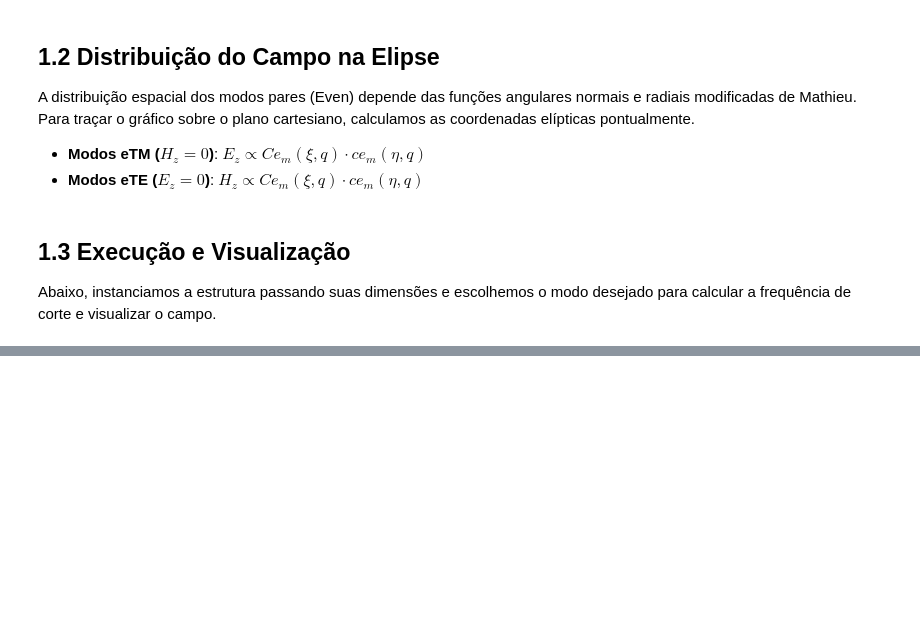
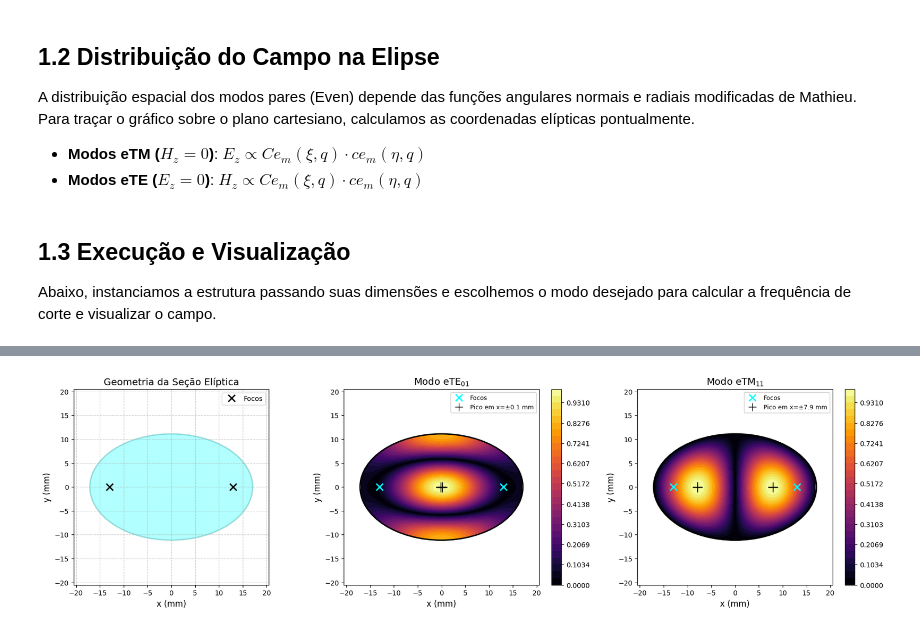
Before and after one commit to Filipeandrade112/Cavidade, a Jupyter notebook: Cavidade_Eliptica/cavidade_circ_2d.ipynb, the cells around one changed output, grey strips where cells are left out. Saved outputs shown, nothing was run; the diff lists cells and outputs as text; code cells hidden in the pictures; blank space fills up the shorter version.

```diff
--- a/Cavidade_Eliptica/cavidade_circ_2d.ipynb
+++ b/Cavidade_Eliptica/cavidade_circ_2d.ipynb
@@ -199,0 +260,16 @@ plotar_painel_modos_elipticos(secao_elip, tipo_modo='TE')
+# %%
+# ==========================================
+# EXECUÇÃO DO CÓDIGO
+# ==========================================
+if __name__ == "__main__":
+    a_cm = 1.710  # Semi-eixo maior
+    b_cm = 1.114  # Semi-eixo menor
+    er_val = 9.0
+
+    # Instanciando a classe
+    secao_elip = SecaoEliptica2D(a=a_cm * sc.centi, b=b_cm * sc.centi, er=er_val)
+
+    # Plotando o painel 1x3 (Geometria, TE11, TM11)
+    plotar_resumo_1x3(secao_elip, modo_te=(0, 1), modo_tm=(1, 1))
+# %% [output]
+[figure, added]
```
Also changed, not shown: parts of 4 cells of this notebook.
